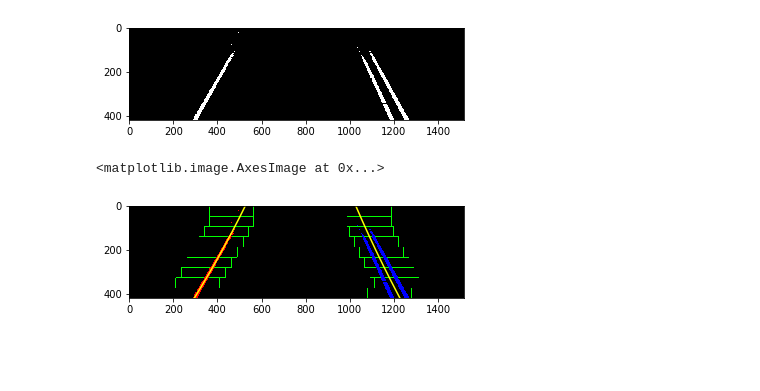
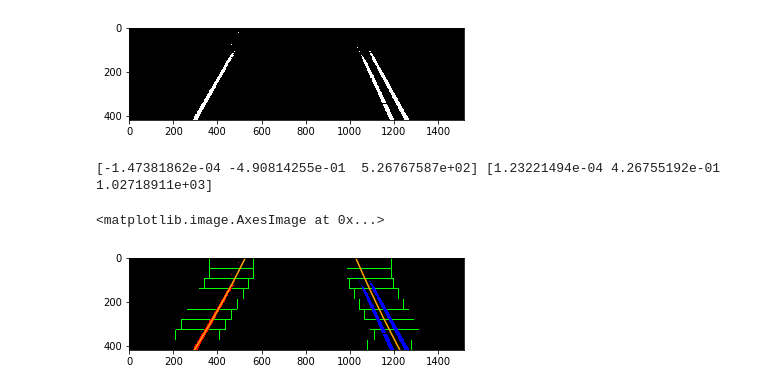
Before and after one commit to aayushrai/Advanced-lane-lines-detection, a Jupyter notebook: Some basics/Sliding_window.ipynb, the cells around one changed output. Cells and saved outputs as stored; diff of their text form; code cells hidden in the pictures; blank space fills up the shorter version.

Commit message:
basic file

```diff
--- a/Lane_lines_detection.ipynb
+++ b/Some basics/Sliding_window.ipynb
@@ -3,7 +3,7 @@ import numpy as np
 import matplotlib.pyplot as plt
 import cv2
 # %%
-img = cv2.imread("Some basics/image/lane.png")
+img = cv2.imread("image/lane.png")
 plt.imshow(img)
 # %% [output]
 <matplotlib.image.AxesImage at 0x...>
@@ -93,7 +93,6 @@ def find_lane_pixels(binary_warped):
         # Append these indices to the lists
         left_lane_inds.append(good_left_inds)
         right_lane_inds.append(good_right_inds)
-
         # If you found > minpix pixels, recenter next window on their mean position
         if len(good_left_inds) > minpix:
             leftx_current = np.int(np.mean(nonzerox[good_left_inds]))
@@ -106,7 +105,7 @@ def find_lane_pixels(binary_warped):
         right_lane_inds = np.concatenate(right_lane_inds)
     except ValueError:
         # Avoids an error if the above is not implemented fully
-        pass
+        print("Fail to concatenate lane inds")
 
     # Extract left and right line pixel positions
     leftx = nonzerox[left_lane_inds]
@@ -122,35 +121,35 @@ def fit_polynomial(binary_warped):
     leftx, lefty, rightx, righty, out_img = find_lane_pixels(binary_warped)
 
     # Fit a second order polynomial to each using `np.polyfit`
     left_fit = np.polyfit(lefty, leftx, 2)
     right_fit = np.polyfit(righty, rightx, 2)
-
     # Generate x and y values for plotting
     ploty = np.linspace(0, binary_warped.shape[0]-1, binary_warped.shape[0] )
     try:
         left_fitx = left_fit[0]*ploty**2 + left_fit[1]*ploty + left_fit[2]
         right_fitx = right_fit[0]*ploty**2 + right_fit[1]*ploty + right_fit[2]
     except TypeError:
         # Avoids an error if `left` and `right_fit` are still none or incorrect
         print('The function failed to fit a line!')
         left_fitx = 1*ploty**2 + 1*ploty
         right_fitx = 1*ploty**2 + 1*ploty
 
     ## Visualization ##
     # Colors in the left and right lane regions
     out_img[lefty, leftx] = [255, 0, 0]
     out_img[righty, rightx] = [0, 0, 255]
 
     # Plots the left and right polynomials on the lane lines
-    plt.plot(left_fitx, ploty, color='yellow')
-    plt.plot(right_fitx, ploty, color='yellow')
+    plt.plot(left_fitx, ploty, color='orange')
+    plt.plot(right_fitx, ploty, color='orange')
 
     return out_img
 
 
 out_img = fit_polynomial(binary_warped)
 
 plt.imshow(out_img)
 # %% [output]
-<matplotlib.image.AxesImage at 0x...>
+[-1.47381862e-04 -4.90814255e-01  5.26767587e+02] [1.23221494e-04 4.26755192e-01 1.02718911e+03]
+<matplotlib.image.AxesImage at 0x...>
-[figure, old version]
+[figure, new version]
```
Also changed, not shown: 2 other files.
